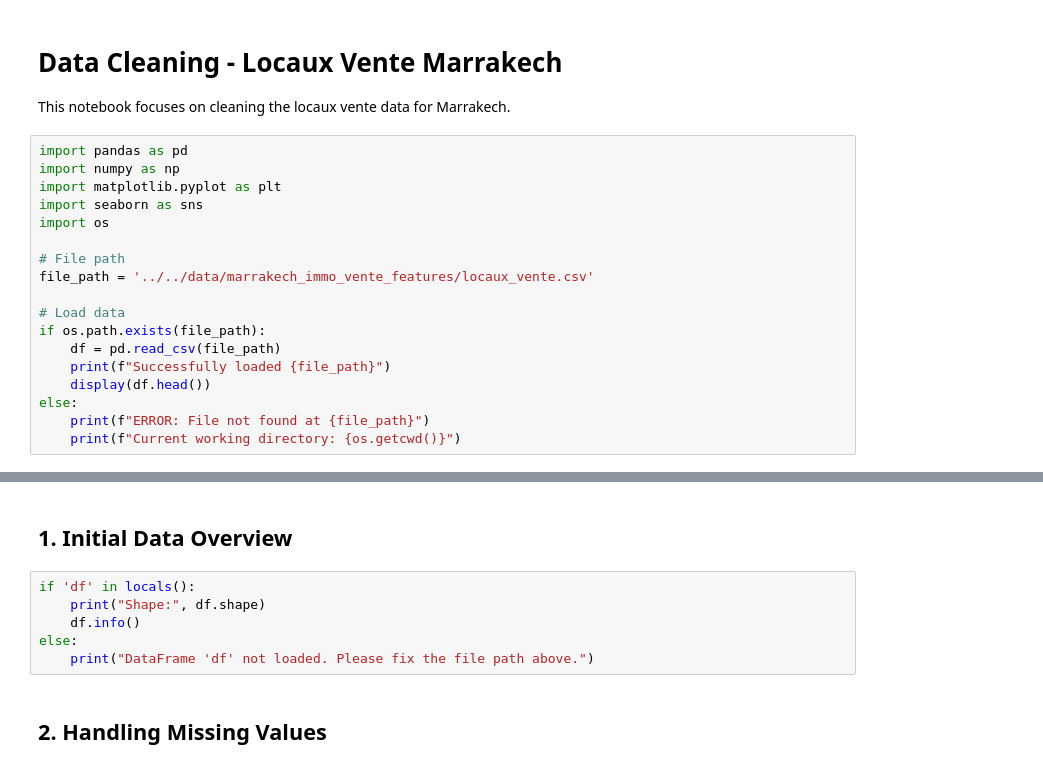
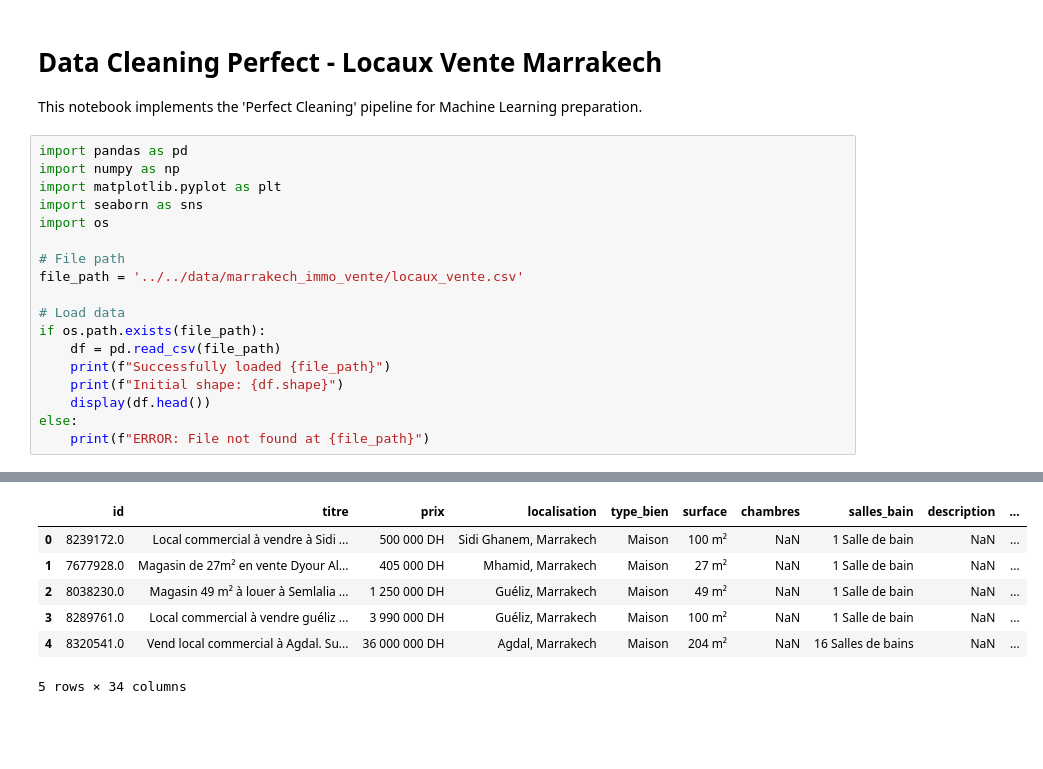
Before and after one commit to MAZIHBouchra/gateone-final, a Jupyter notebook: notebooks/ventes/locaux_vente_cleaning.ipynb, the cells around one changed output, grey strips where cells are left out. Saved outputs shown, nothing was run; the diff lists cells and outputs as text; blank space fills up the shorter version.

```diff
--- a/notebooks/ventes/locaux_vente_cleaning.ipynb
+++ b/notebooks/ventes/locaux_vente_cleaning.ipynb
@@ -1,6 +1,6 @@
 # %% [markdown]
-# Data Cleaning - Locaux Vente Marrakech
-This notebook focuses on cleaning the locaux vente data for Marrakech.
+# Data Cleaning Perfect - Locaux Vente Marrakech
+This notebook implements the 'Perfect Cleaning' pipeline for Machine Learning preparation.
 # %%
 import pandas as pd
 import numpy as np
@@ -9,13 +9,14 @@ import seaborn as sns
 import os
 
 # File path
-file_path = '../../data/marrakech_immo_vente_features/locaux_vente.csv'
+file_path = '../../data/marrakech_immo_vente/locaux_vente.csv'
 
 # Load data
 if os.path.exists(file_path):
     df = pd.read_csv(file_path)
     print(f"Successfully loaded {file_path}")
+    print(f"Initial shape: {df.shape}")
     display(df.head())
 else:
     print(f"ERROR: File not found at {file_path}")
-    print(f"Current working directory: {os.getcwd()}")
+# %% [output]
@@ -22,10 +25,7 @@ else:
+|  | id | titre | prix | localisation | type_bien | surface | chambres | salles_bain | description | ... |
+| 0 | 8239172.0 | Local commercial à vendre à Sidi ... | 500 000 DH | Sidi Ghanem, Marrakech | Maison | 100 m² | NaN | 1 Salle de bain | NaN | ... |
+| 1 | 7677928.0 | Magasin de 27m² en vente Dyour Al... | 405 000 DH | Mhamid, Marrakech | Maison | 27 m² | NaN | 1 Salle de bain | NaN | ... |
+| 2 | 8038230.0 | Magasin 49 m² à louer à Semlalia ... | 1 250 000 DH | Guéliz, Marrakech | Maison | 49 m² | NaN | 1 Salle de bain | NaN | ... |
+| 3 | 8289761.0 | Local commercial à vendre guéliz ... | 3 990 000 DH | Guéliz, Marrakech | Maison | 100 m² | NaN | 1 Salle de bain | NaN | ... |
+| 4 | 8320541.0 | Vend local commercial à Agdal. Su... | 36 000 000 DH | Agdal, Marrakech | Maison | 204 m² | NaN | 16 Salles de bains | NaN | ... |
+5 rows × 34 columns
-# %% [markdown]
-## 1. Initial Data Overview
-# %%
-if 'df' in locals():
-    print("Shape:", df.shape)
-    df.info()
-else:
-    print("DataFrame 'df' not loaded. Please fix the file path above.")
-# %% [markdown]
-## 2. Handling Missing Values
```
Also changed, not shown: parts of 22 cells of this notebook.
